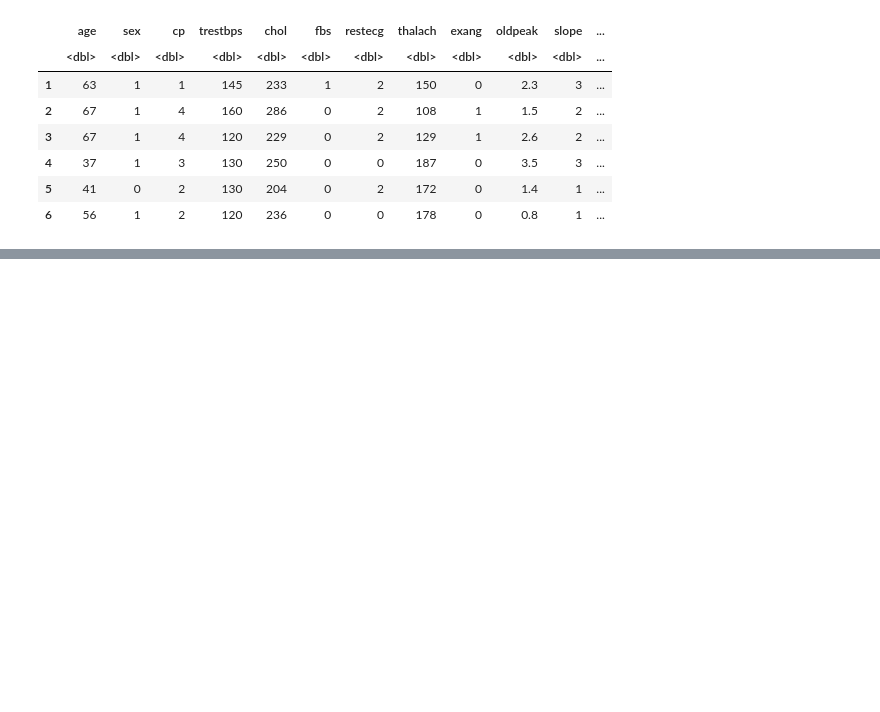
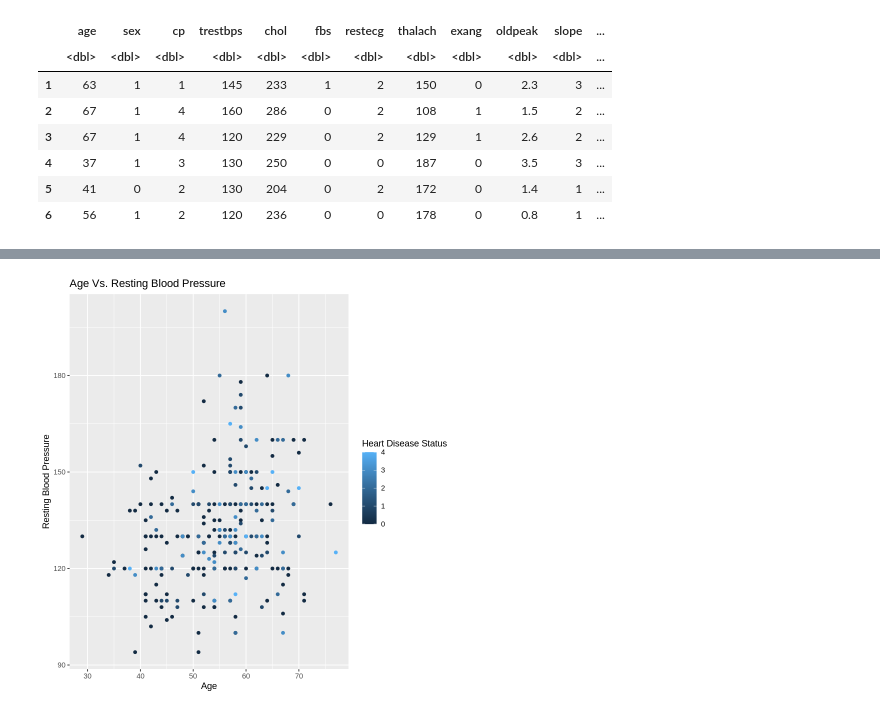
Before and after one commit to low122/DataScienceSchoolProject, a Jupyter notebook: proposal.ipynb, the cells around one changed output, grey strips where cells are left out. Cells and saved outputs as stored; diff of their text form; code cells hidden in the pictures; blank space fills up the shorter version.

```diff
--- a/proposal.ipynb
+++ b/proposal.ipynb
@@ -83,0 +209,10 @@ A data.frame: 303 × 9
+# %%
+age_trestbps <- cleveland_train |>
+    ggplot(aes(x = age, y = trestbps)) +
+    geom_point(aes(color = num)) +
+    labs(x = "Age", y = "Resting Blood Pressure", color = "Heart Disease Status") +
+    ggtitle("Age Vs. Resting Blood Pressure")
+
+age_trestbps
+# %% [output]
+[figure, added]
```
Also changed, not shown: parts of 18 cells of this notebook.
